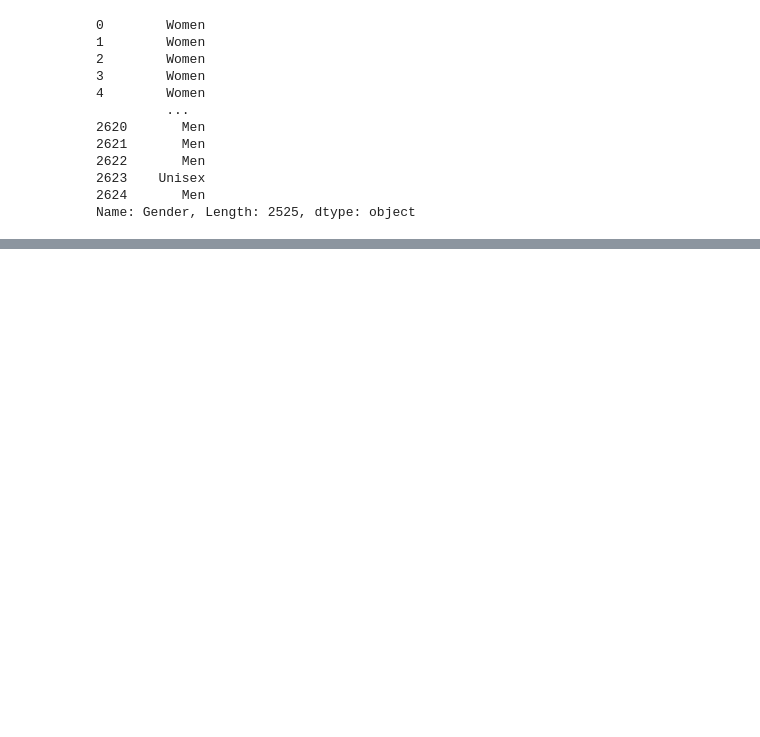
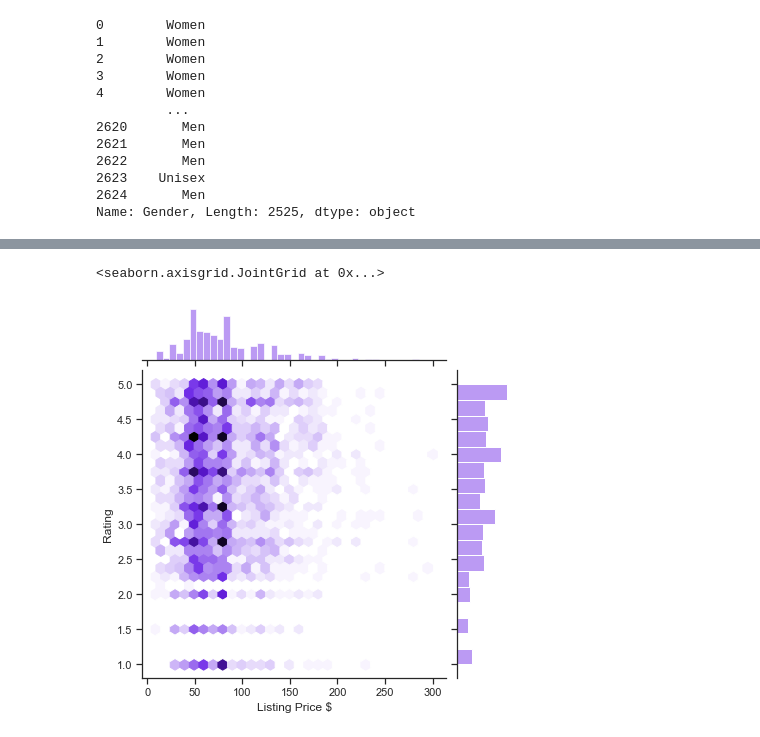
Before and after one commit to abgarberpaul/Nike-vs-Adidas, a Jupyter notebook: AGP_Data_Exploration_and_Analysis.ipynb, the cells around one changed output, grey strips where cells are left out. Saved outputs shown, nothing was run; the diff lists cells and outputs as text; code cells hidden in the pictures; blank space fills up the shorter version.

```diff
--- a/AGP_Data_Exploration_and_Analysis.ipynb
+++ b/AGP_Data_Exploration_and_Analysis.ipynb
@@ -391,3 +409,15 @@ gender
 2623    Unisex
 2624       Men
 Name: Gender, Length: 2525, dtype: object
+# %%
+#Borrow Sung's code for pricing tiers -
+sandbox['Revised_Listing_Price'] = ""
+sandbox['Revised_Sale_Price'] = ""
+
+for index, row in sandbox.iterrows():
+    msrp = row["Listing Price"]
+    sold_price = row["Sale Price"]
+
+    sandbox.loc[[index], "Revised_Listing_Price"]= msrp / 100
+    sandbox.loc[[index], "Revised_Sale_Price"]= sold_price / 100
+sandbox
@@ -393,0 +438,13 @@ Name: Gender, Length: 2525, dtype: object
+# %%
+#attempting a joint graph
+
+sns.set_theme(style="ticks")
+
+data = sandbox
+x = sandbox["Listing Price $"]
+y = sandbox["Rating"]
+
+sns.jointplot(x=x, y=y, kind="hex", color="#A479F0")
+# %% [output]
+<seaborn.axisgrid.JointGrid at 0x...>
+[figure, added]
```
Also changed, not shown: parts of 8 cells of this notebook.
